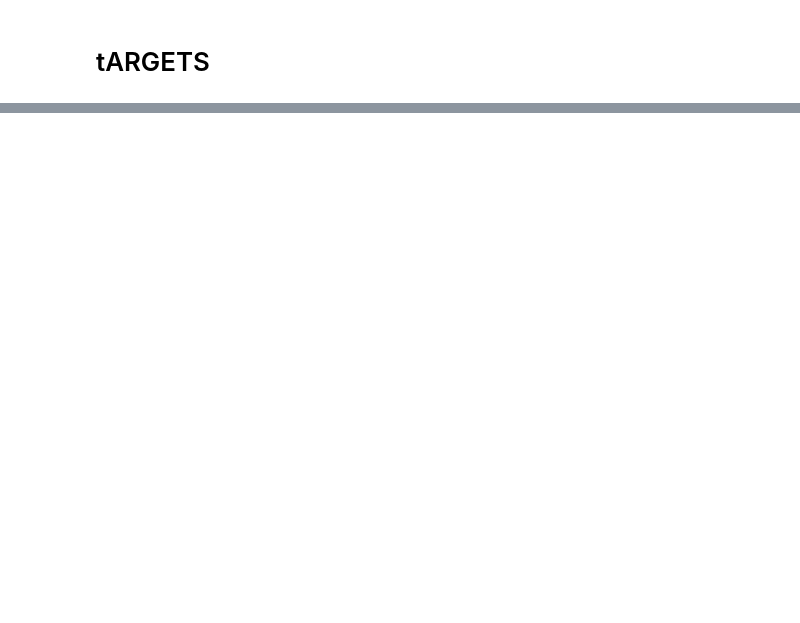
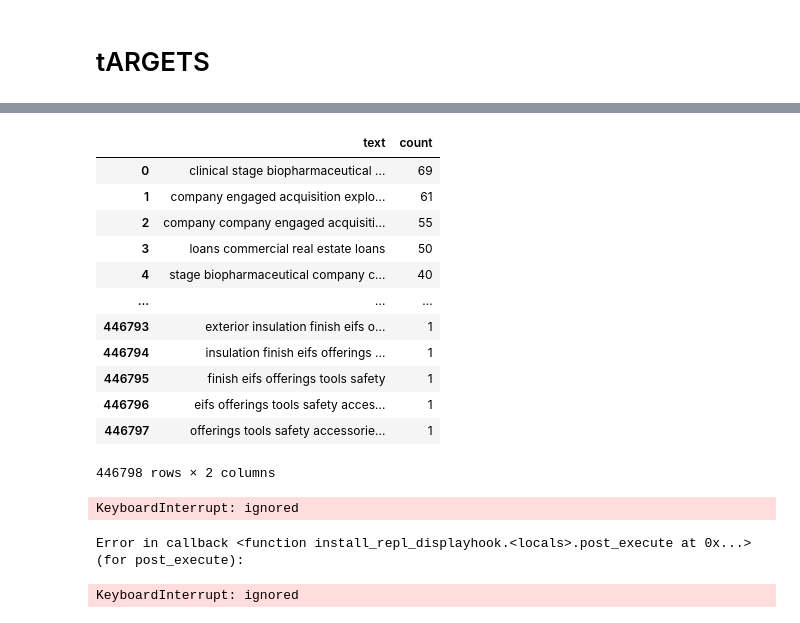
Before and after one commit to AmbiTyga/73String, a Jupyter notebook: 73String.ipynb, the cells around one changed output, grey strips where cells are left out. Cells and saved outputs as stored; diff of their text form; code cells hidden in the pictures; blank space fills up the shorter version.

```diff
--- a/73String.ipynb
+++ b/73String.ipynb
@@ -149,4 +120,0 @@ glove.840B.300d.zip 100%[===================>]   2.03G  1.84MB/s    in 17m 18s
-# %%
-%%time
-text = "Syn'ide"
-print(re.sub(r'\W+','', text))
@@ -259,0 +216,22 @@ oov_glove
+# %%
+ngrams_top(data['Business Description'],ngram_range=(5,5))
+# %% [output]
+|  | text | count |
+| 0 | clinical stage biopharmaceutical ... | 69 |
+| 1 | company engaged acquisition explo... | 61 |
+| 2 | company company engaged acquisiti... | 55 |
+| 3 | loans commercial real estate loans | 50 |
+| 4 | stage biopharmaceutical company c... | 40 |
+| ... | ... | ... |
+| 446793 | exterior insulation finish eifs o... | 1 |
+| 446794 | insulation finish eifs offerings ... | 1 |
+| 446795 | finish eifs offerings tools safety | 1 |
+| 446796 | eifs offerings tools safety acces... | 1 |
+| 446797 | offerings tools safety accessorie... | 1 |
+446798 rows × 2 columns
+# %%
+ngram3.plot.barh(x='text',y='count')
+# %% [output]
+KeyboardInterrupt: ignored
+Error in callback <function install_repl_displayhook.<locals>.post_execute at 0x...> (for post_execute):
+KeyboardInterrupt: ignored
```
Also changed, not shown: parts of 20 cells of this notebook.
